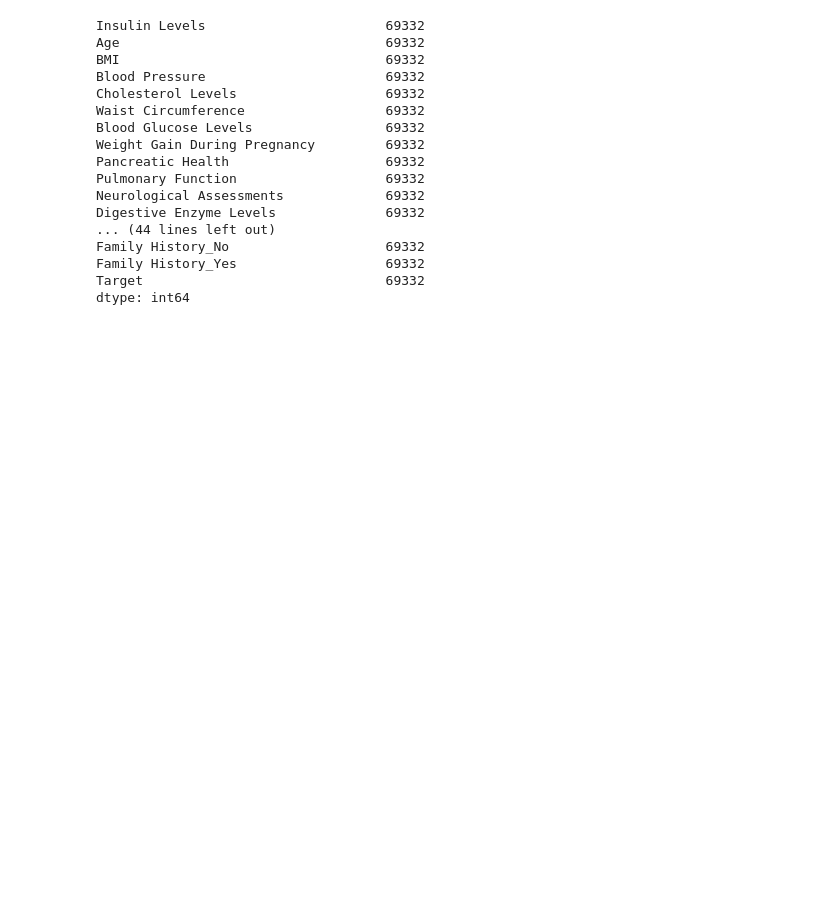
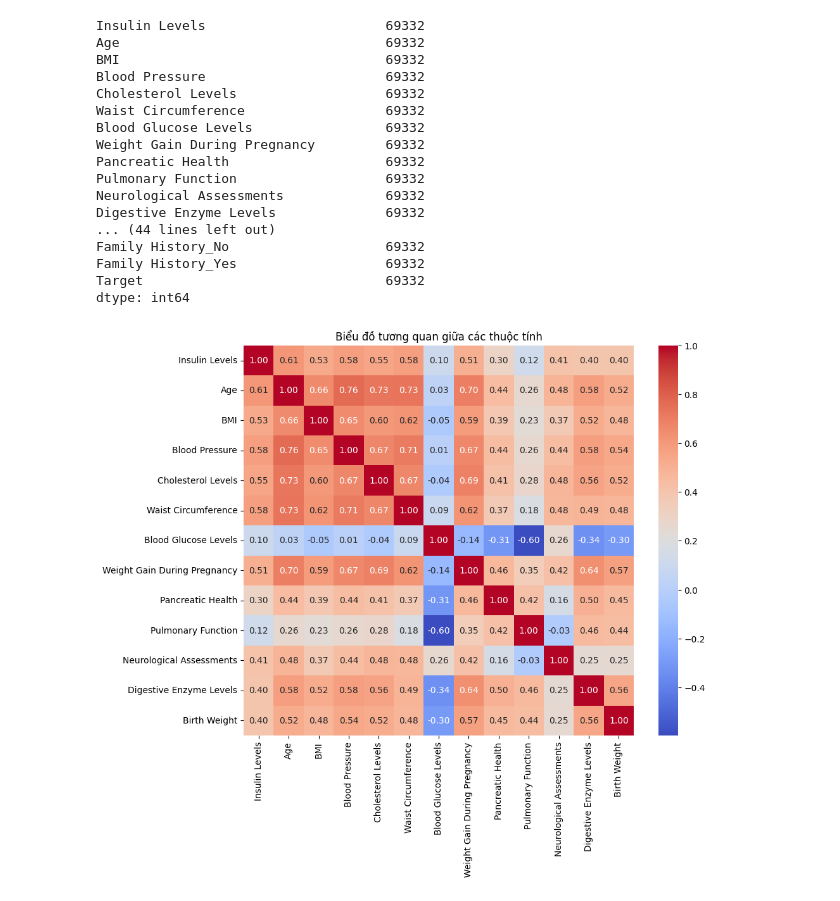
Before and after one commit to NKhanh106/Machine_Learning_Project, a Jupyter notebook: Model/Notebook_train_model/check_data.ipynb, the cells around one changed output. Saved outputs shown, nothing was run; the diff lists cells and outputs as text; code cells hidden in the pictures; blank space fills up the shorter version.

```diff
--- a/Model/Notebook_train_model/check_data.ipynb
+++ b/Model/Notebook_train_model/check_data.ipynb
@@ -94,3 +94,15 @@ Target                               69332
 dtype: int64
 # %%
 df.to_csv(file_path, index=False)
+# %%
+file_path = "../../Data/diabetes_dataset.csv"
+df = pd.read_csv(file_path)
+import matplotlib.pyplot as plt
+import seaborn as sns
+corr_matrix = df.corr(numeric_only=True)
+plt.figure(figsize=(10, 8))
+sns.heatmap(corr_matrix, annot=True, fmt=".2f", cmap='coolwarm', square=True)
+plt.title('Biểu đồ tương quan giữa các thuộc tính')
+plt.show()
+# %% [output]
+[figure, added]
```
